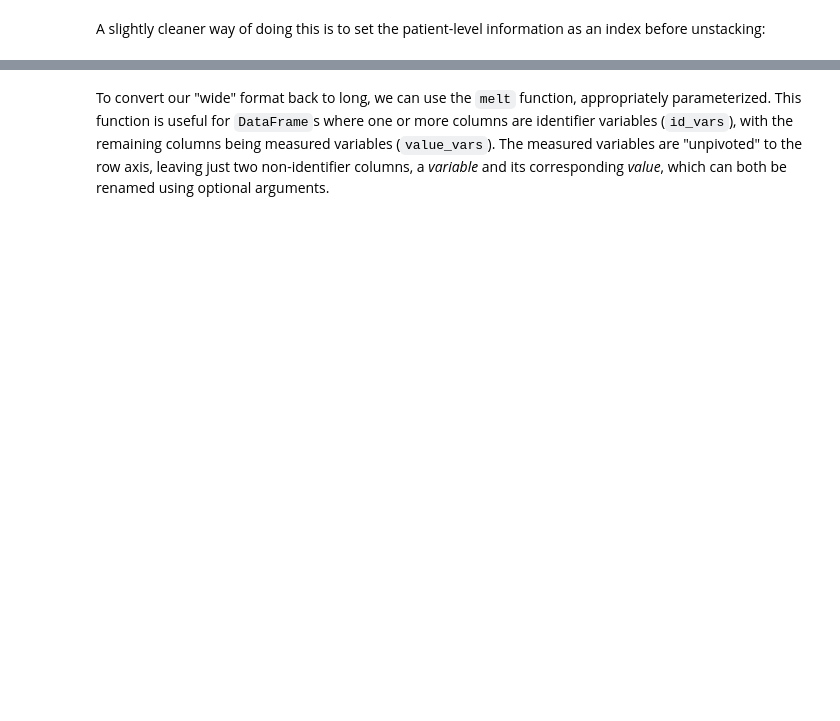
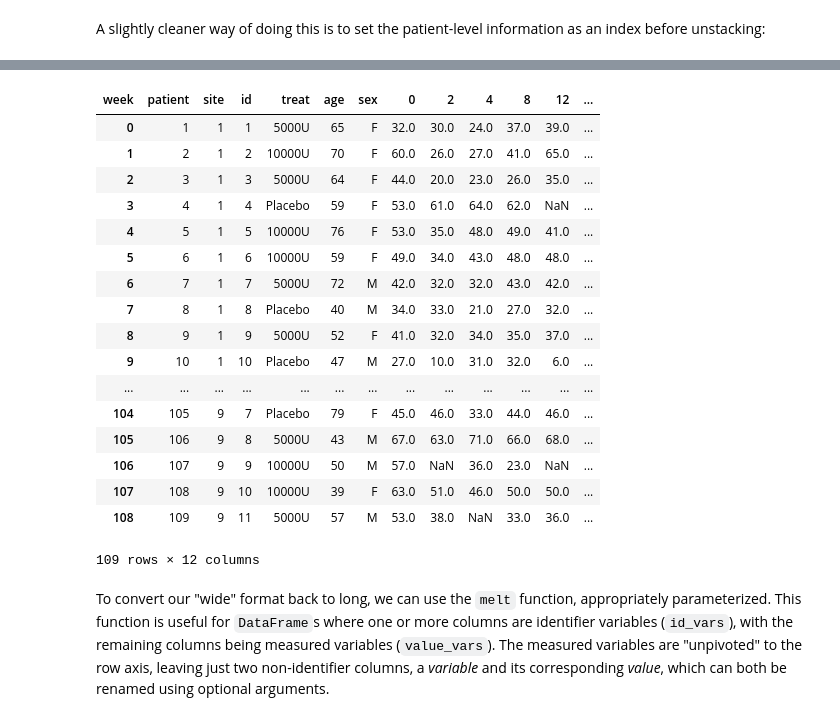
Before and after one commit to weltybiostat/Bios8366, a Jupyter notebook: notebooks/Section2_3-Data-Wrangling-with-Pandas.ipynb, the cells around one changed output, grey strips where cells are left out. Saved outputs shown, nothing was run; the diff lists cells and outputs as text; code cells hidden in the pictures; blank space fills up the shorter version.

```diff
--- a/notebooks/Section2_3-Data-Wrangling-with-Pandas.ipynb
+++ b/notebooks/Section2_3-Data-Wrangling-with-Pandas.ipynb
@@ -557,5 +845,6 @@ cdystonia_wide
 # %% [markdown]
 A slightly cleaner way of doing this is to set the patient-level information as an index before unstacking:
 # %%
-(cdystonia.set_index(['patient','site','id','treat','age','sex','week'])['twstrs']
-     .unstack('week').head())
+foo = (cdystonia.set_index(['patient','site','id','treat','age','sex','week'])['twstrs']
+     .unstack('week'))
+foo.head()
@@ -562,3 +859,24 @@ A slightly cleaner way of doing this is to set the patient-level information as
+# %%
+foo.reset_index()
+# %% [output]
+| week | patient | site | id | treat | age | sex | 0 | 2 | 4 | 8 | 12 | ... |
+| 0 | 1 | 1 | 1 | 5000U | 65 | F | 32.0 | 30.0 | 24.0 | 37.0 | 39.0 | ... |
+| 1 | 2 | 1 | 2 | 10000U | 70 | F | 60.0 | 26.0 | 27.0 | 41.0 | 65.0 | ... |
+| 2 | 3 | 1 | 3 | 5000U | 64 | F | 44.0 | 20.0 | 23.0 | 26.0 | 35.0 | ... |
+| 3 | 4 | 1 | 4 | Placebo | 59 | F | 53.0 | 61.0 | 64.0 | 62.0 | NaN | ... |
+| 4 | 5 | 1 | 5 | 10000U | 76 | F | 53.0 | 35.0 | 48.0 | 49.0 | 41.0 | ... |
+| 5 | 6 | 1 | 6 | 10000U | 59 | F | 49.0 | 34.0 | 43.0 | 48.0 | 48.0 | ... |
+| 6 | 7 | 1 | 7 | 5000U | 72 | M | 42.0 | 32.0 | 32.0 | 43.0 | 42.0 | ... |
+| 7 | 8 | 1 | 8 | Placebo | 40 | M | 34.0 | 33.0 | 21.0 | 27.0 | 32.0 | ... |
+| 8 | 9 | 1 | 9 | 5000U | 52 | F | 41.0 | 32.0 | 34.0 | 35.0 | 37.0 | ... |
+| 9 | 10 | 1 | 10 | Placebo | 47 | M | 27.0 | 10.0 | 31.0 | 32.0 | 6.0 | ... |
+| ... | ... | ... | ... | ... | ... | ... | ... | ... | ... | ... | ... | ... |
+| 104 | 105 | 9 | 7 | Placebo | 79 | F | 45.0 | 46.0 | 33.0 | 44.0 | 46.0 | ... |
+| 105 | 106 | 9 | 8 | 5000U | 43 | M | 67.0 | 63.0 | 71.0 | 66.0 | 68.0 | ... |
+| 106 | 107 | 9 | 9 | 10000U | 50 | M | 57.0 | NaN | 36.0 | 23.0 | NaN | ... |
+| 107 | 108 | 9 | 10 | 10000U | 39 | F | 63.0 | 51.0 | 46.0 | 50.0 | 50.0 | ... |
+| 108 | 109 | 9 | 11 | 5000U | 57 | M | 53.0 | 38.0 | NaN | 33.0 | 36.0 | ... |
+109 rows × 12 columns
 # %% [markdown]
 To convert our "wide" format back to long, we can use the `melt` function, appropriately parameterized. This function is useful for `DataFrame`s where one
 or more columns are identifier variables (`id_vars`), with the remaining columns being measured variables (`value_vars`). The measured variables are "unpivoted" to
```
Also changed, not shown: parts of 107 cells of this notebook.
